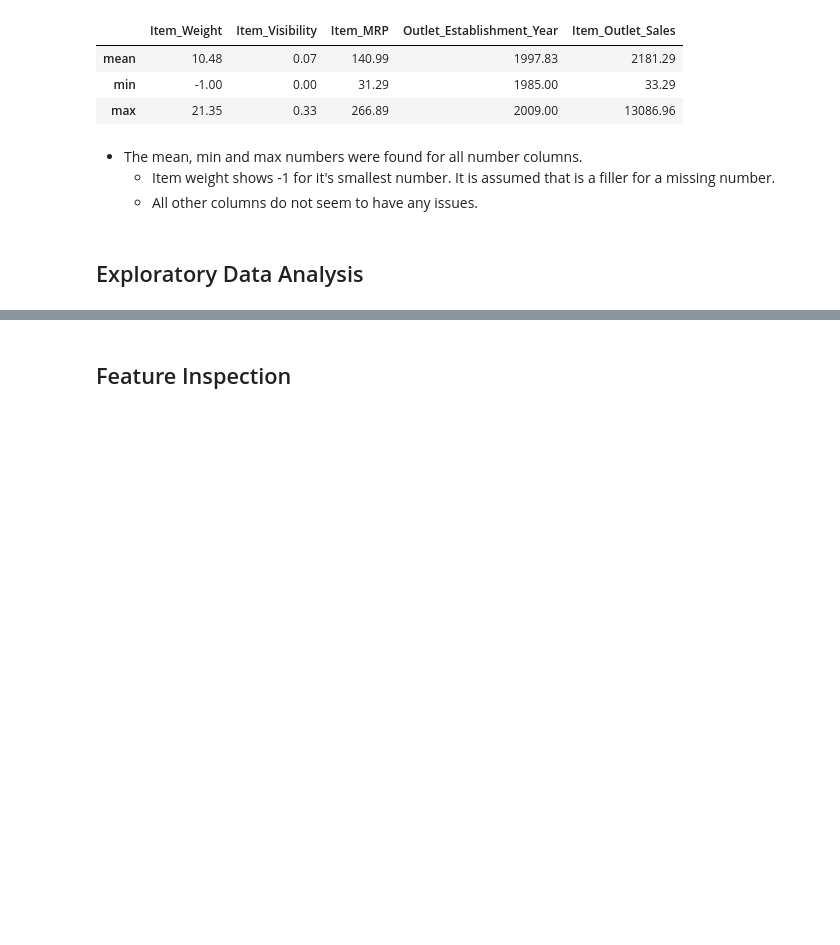
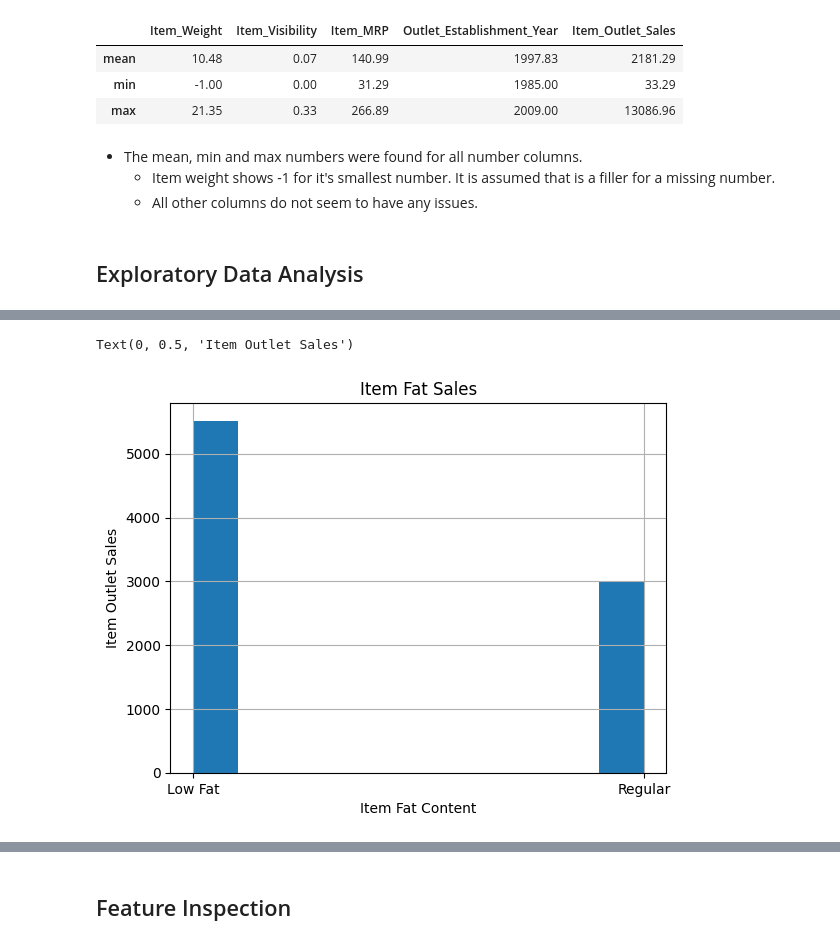
Before and after one commit to tronicey/Predictions-of-Product-Sales, a Jupyter notebook: predictions_of_product_sales.ipynb, the cells around one changed output, grey strips where cells are left out. Cells and saved outputs as stored; diff of their text form; code cells hidden in the pictures; blank space fills up the shorter version.

```diff
--- a/predictions_of_product_sales.ipynb
+++ b/predictions_of_product_sales.ipynb
@@ -244,0 +257,9 @@ stats.loc[['mean','min','max']].round(2)
+# %%
+# Create histogram of item type sales
+ax = df_sales['Item_Fat_Content'].hist()
+ax.set_title('Item Fat Sales')
+ax.set_xlabel('Item Fat Content')
+ax.set_ylabel('Item Outlet Sales')
+# %% [output]
+Text(0, 0.5, 'Item Outlet Sales')
+[figure, added]
```
Also changed, not shown: parts of 8 cells of this notebook.
